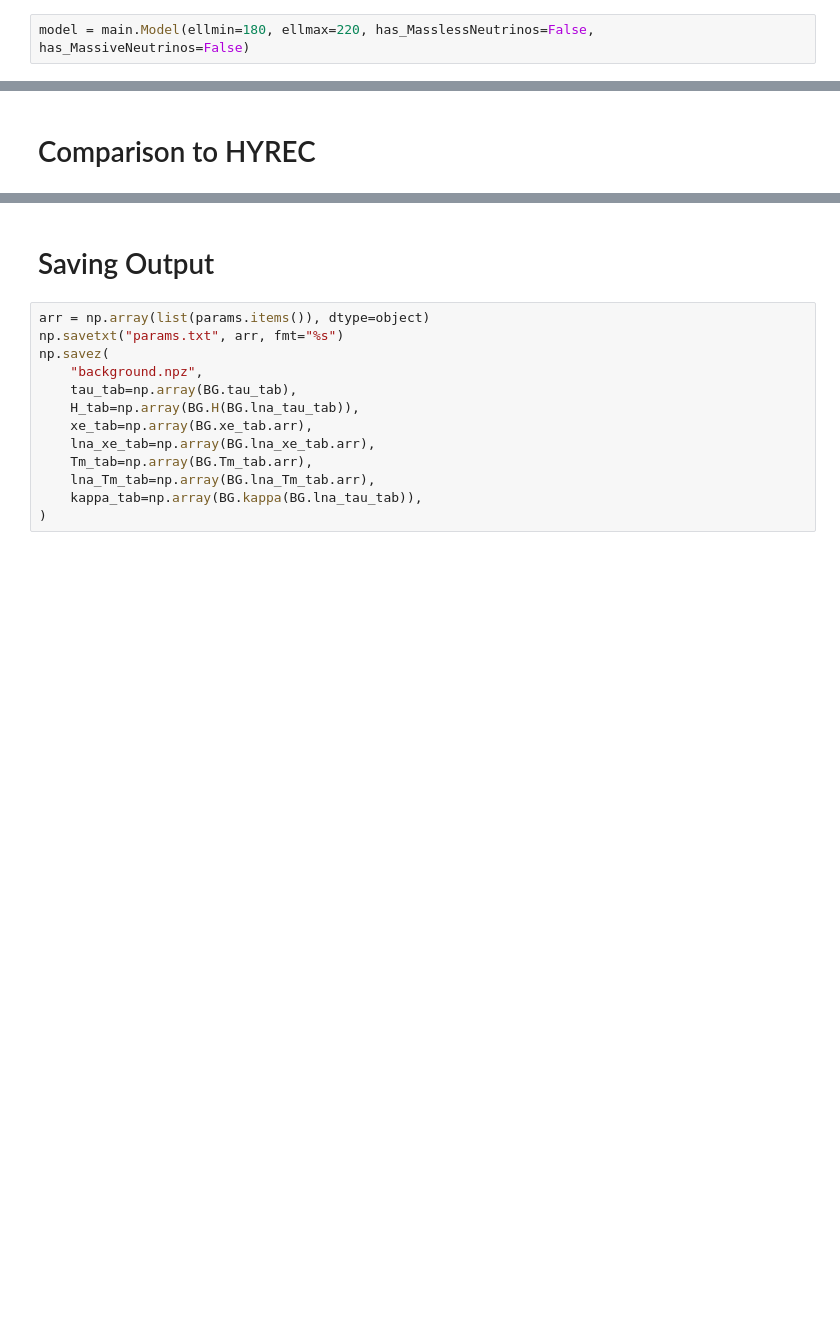
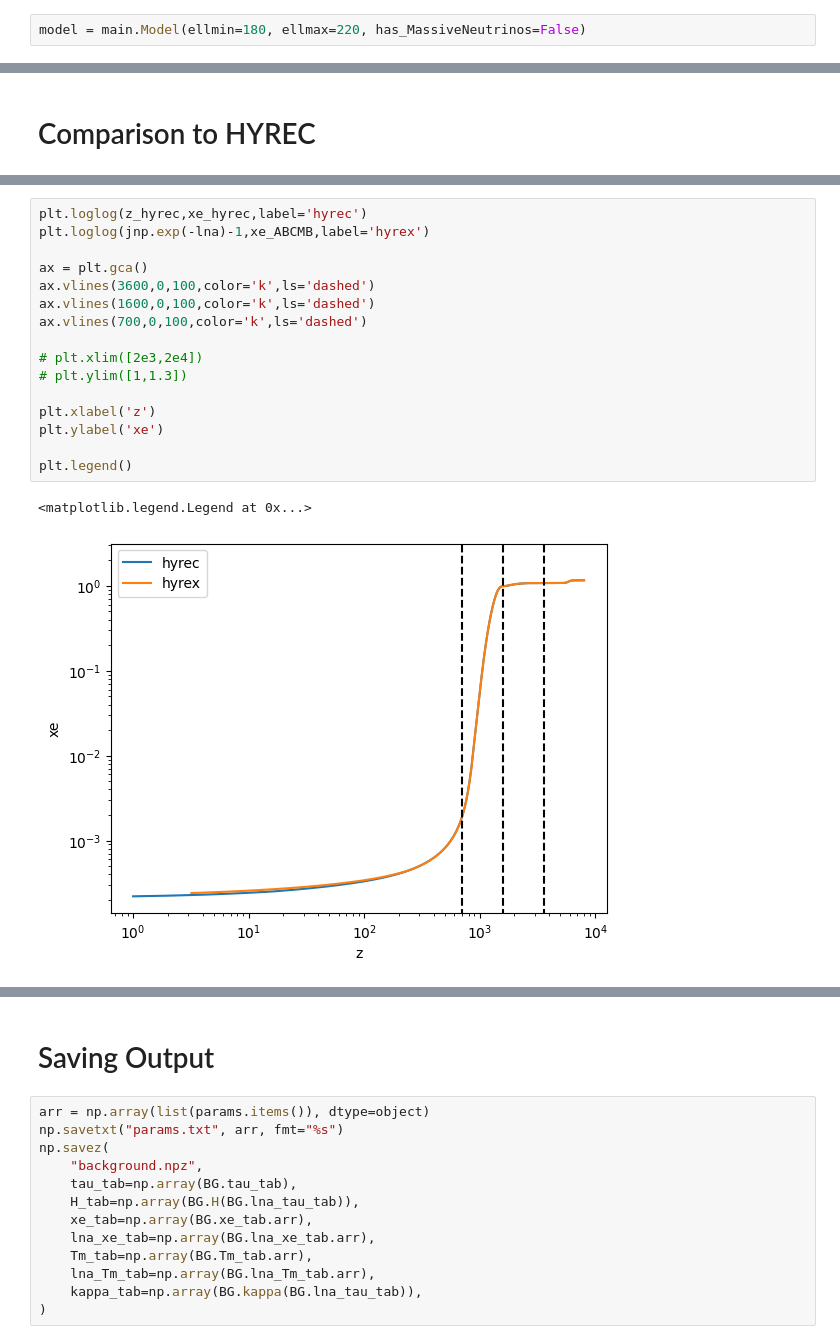
Before and after one commit to TonyZhou729/ABCMB, a Jupyter notebook: Module_Tests/background_test.ipynb, the cells around one changed output, grey strips where cells are left out. Saved outputs shown, nothing was run; the diff lists cells and outputs as text; blank space fills up the shorter version.

```diff
--- a/Module_Tests/background_test.ipynb
+++ b/Module_Tests/background_test.ipynb
@@ -20,6 +25,6 @@ To create and call methods from a background objects, we at least need a list of
 
 Here is a run with LCDM+massive Nu's, assuming standard cosmological parameters.
 # %%
-model = main.Model(ellmin=180, ellmax=220, has_MasslessNeutrinos=False, has_MassiveNeutrinos=False)
+model = main.Model(ellmin=180, ellmax=220, has_MassiveNeutrinos=False)
 # %%
 params = {
@@ -102,0 +114,19 @@ plt.show()
+# %%
+plt.loglog(z_hyrec,xe_hyrec,label='hyrec')
+plt.loglog(jnp.exp(-lna)-1,xe_ABCMB,label='hyrex')
+
+ax = plt.gca()
+ax.vlines(3600,0,100,color='k',ls='dashed')
+ax.vlines(1600,0,100,color='k',ls='dashed')
+ax.vlines(700,0,100,color='k',ls='dashed')
+
+# plt.xlim([2e3,2e4])
+# plt.ylim([1,1.3])
+
+plt.xlabel('z')
+plt.ylabel('xe')
+
+plt.legend()
+# %% [output]
+<matplotlib.legend.Legend at 0x...>
+[figure, added]
```
Also changed, not shown: parts of 10 cells of this notebook.
